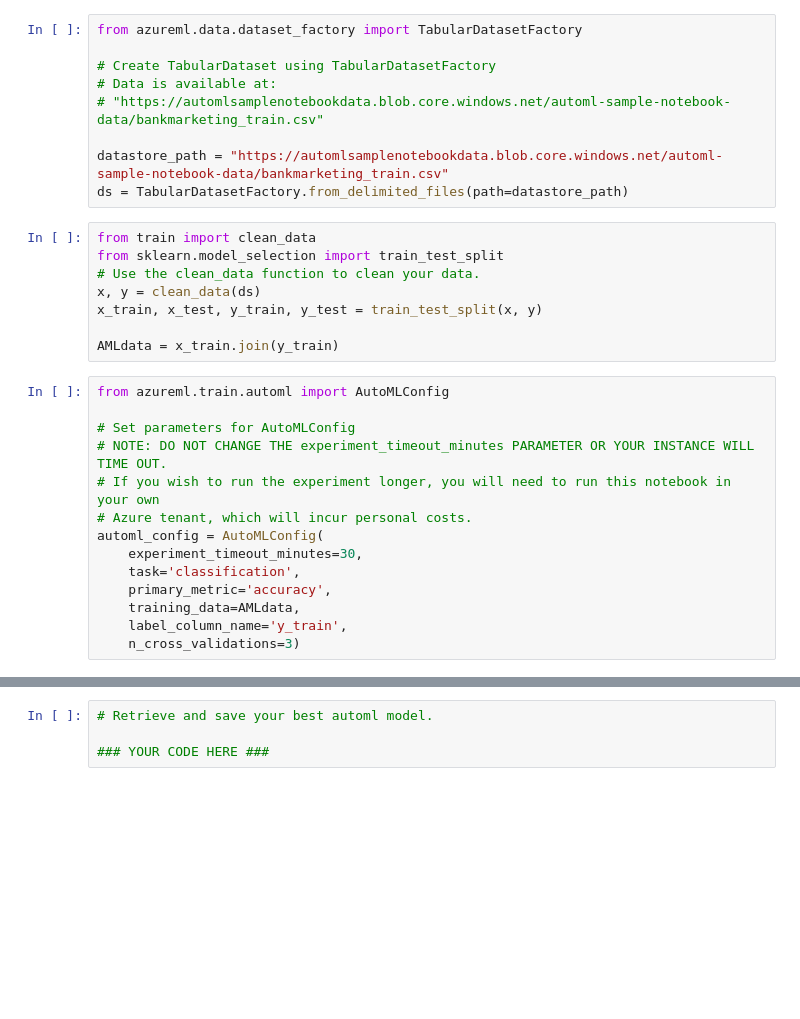
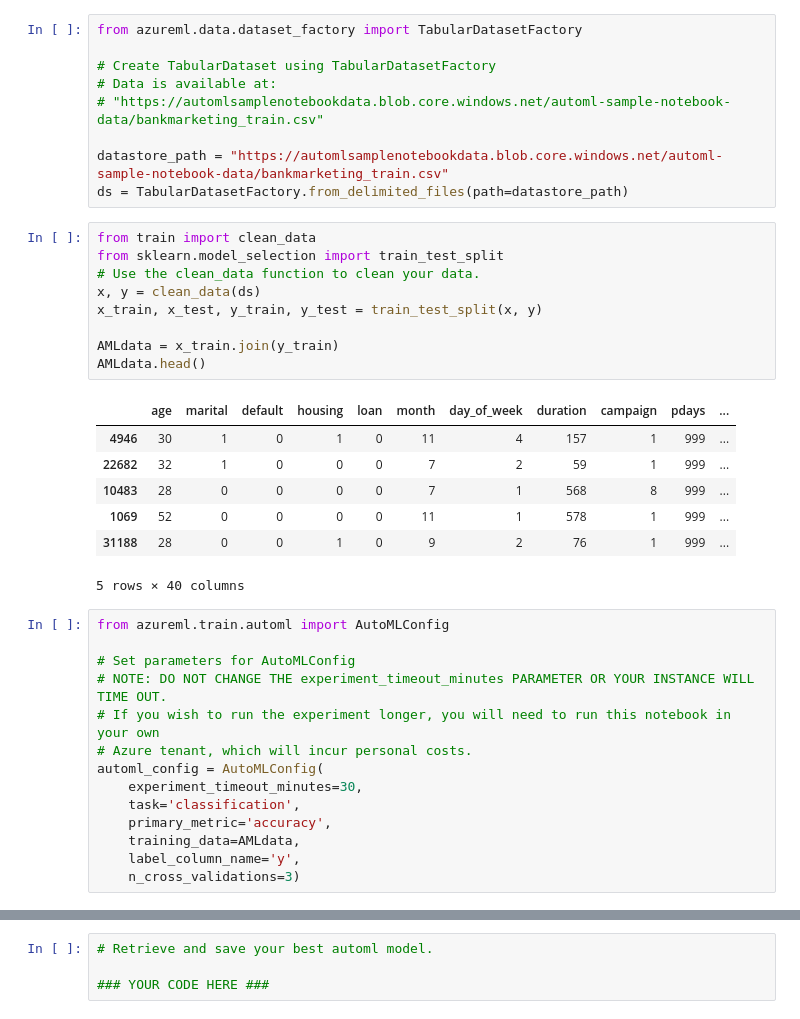
Before and after one commit to przemekbil/AZMLND_Optimizing_a_Pipeline_in_Azure-Starter_Files, a Jupyter notebook: udacity-project.ipynb, the cells around one changed output, grey strips where cells are left out. Cells and saved outputs as stored; diff of their text form; blank space fills up the shorter version.

```diff
--- a/udacity-project.ipynb
+++ b/udacity-project.ipynb
@@ -103,11 +103,20 @@ ds = TabularDatasetFactory.from_delimited_files(path=datastore_path)
 # %%
 from train import clean_data
 from sklearn.model_selection import train_test_split
 # Use the clean_data function to clean your data.
 x, y = clean_data(ds)
 x_train, x_test, y_train, y_test = train_test_split(x, y)
 
 AMLdata = x_train.join(y_train)
+AMLdata.head()
+# %% [output]
+|  | age | marital | default | housing | loan | month | day_of_week | duration | campaign | pdays | ... |
+| 4946 | 30 | 1 | 0 | 1 | 0 | 11 | 4 | 157 | 1 | 999 | ... |
+| 22682 | 32 | 1 | 0 | 0 | 0 | 7 | 2 | 59 | 1 | 999 | ... |
+| 10483 | 28 | 0 | 0 | 0 | 0 | 7 | 1 | 568 | 8 | 999 | ... |
+| 1069 | 52 | 0 | 0 | 0 | 0 | 11 | 1 | 578 | 1 | 999 | ... |
+| 31188 | 28 | 0 | 0 | 1 | 0 | 9 | 2 | 76 | 1 | 999 | ... |
+5 rows × 40 columns
 # %%
 from azureml.train.automl import AutoMLConfig
 
@@ -120,7 +129,7 @@ automl_config = AutoMLConfig(
     task='classification',
     primary_metric='accuracy',
     training_data=AMLdata,
-    label_column_name='y_train',
+    label_column_name='y',
     n_cross_validations=3)
 # %%
 # Submit your automl run
```
Also changed, not shown: parts of 1 cell of this notebook.
